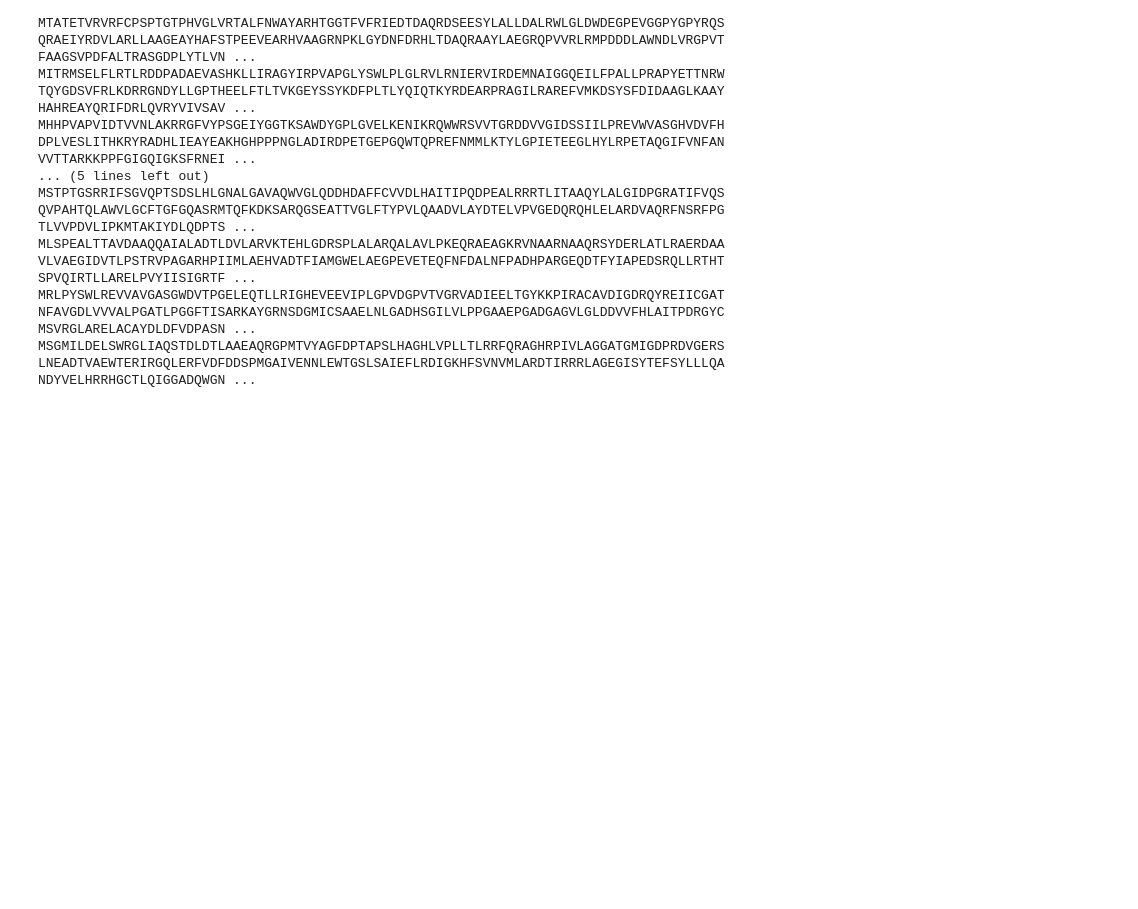
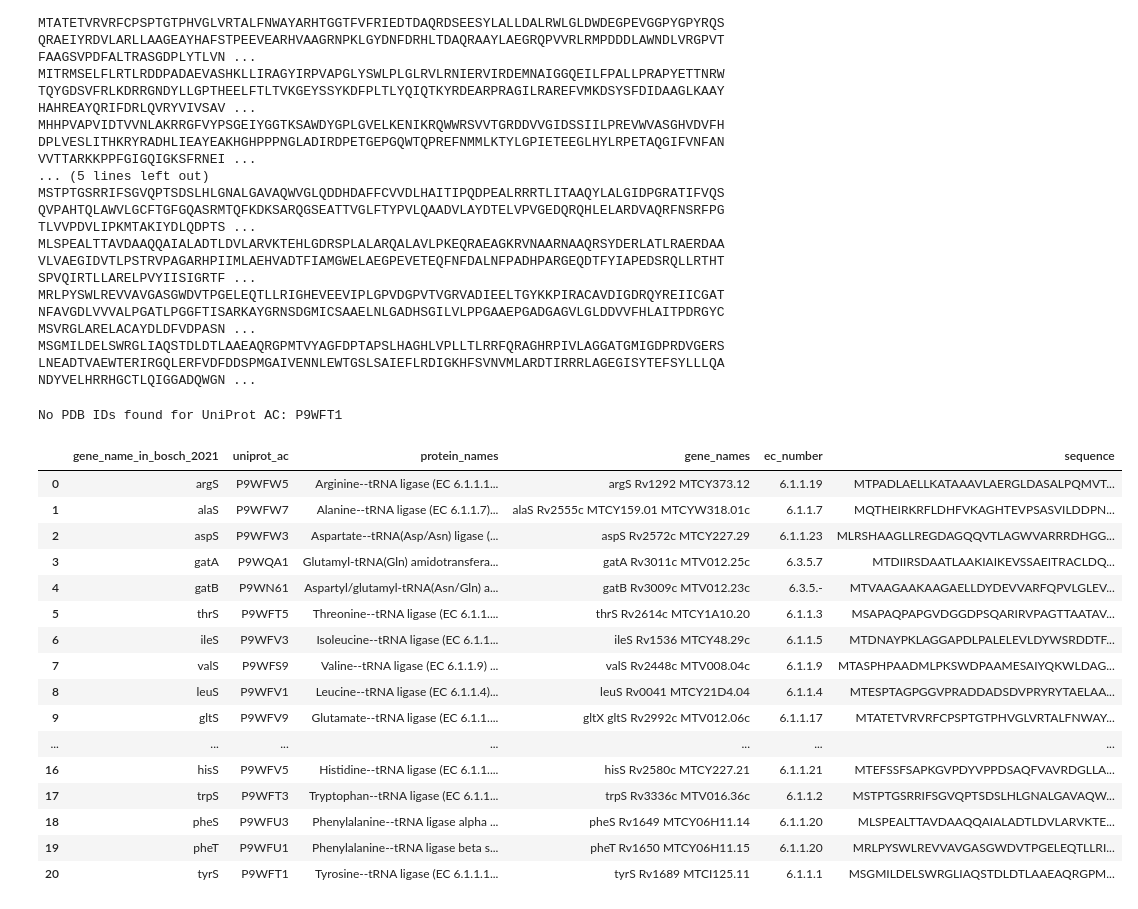
Before and after one commit to ersilia-os/mtb-targeted-protein-degradation, a Jupyter notebook: notebooks/dev.ipynb, the cells around one changed output. Saved outputs shown, nothing was run; the diff lists cells and outputs as text; code cells hidden in the pictures; blank space fills up the shorter version.

Commit message:
updated sequences

```diff
--- a/notebooks/dev.ipynb
+++ b/notebooks/dev.ipynb
@@ -166,0 +149,62 @@ MSGMILDELSWRGLIAQSTDLDTLAAEAQRGPMTVYAGFDPTAPSLHAGHLVPLLTLRRFQRAGHRPIVLAGGATGMIGD
+# %%
+import requests
+import os
+
+def fetch_pdb_from_uniprot(uniprot_ac, output_dir="pdb_files"):
+    # Step 1: Map UniProt AC to PDB IDs using UniProt API
+    uniprot_url = f"https://rest.uniprot.org/uniprotkb/{uniprot_ac}.json"
+    response = requests.get(uniprot_url)
+
+    if response.status_code != 200:
+        print(f"Error fetching data for UniProt AC: {uniprot_ac}")
+        return
+
+    # Parse the JSON response to find PDB IDs
+    data = response.json()
+    pdb_ids = []
+    if "dbReferences" in data:
+        for ref in data["dbReferences"]:
+            if ref["type"] == "PDB":
+                pdb_ids.append(ref["id"])
+
+    if not pdb_ids:
+        print(f"No PDB IDs found for UniProt AC: {uniprot_ac}")
+        return
+
+    # Step 2: Fetch PDB files using RCSB PDB
+    os.makedirs(output_dir, exist_ok=True)
+    for pdb_id in pdb_ids:
+        pdb_url = f"https://files.rcsb.org/download/{pdb_id}.pdb"
+        pdb_response = requests.get(pdb_url)
+
+        if pdb_response.status_code == 200:
+            with open(f"{output_dir}/{pdb_id}.pdb", "w") as pdb_file:
+                pdb_file.write(pdb_response.text)
+            print(f"PDB structure {pdb_id} downloaded successfully.")
+        else:
+            print(f"Failed to download PDB structure {pdb_id}.")
+
+# Example usage
+fetch_pdb_from_uniprot("P9WFT1")  # Example UniProt AC for hemoglobin subunit alpha
+# %% [output]
+No PDB IDs found for UniProt AC: P9WFT1
+# %%
+df
+# %% [output]
+|  | gene_name_in_bosch_2021 | uniprot_ac | protein_names | gene_names | ec_number | sequence |
+| 0 | argS | P9WFW5 | Arginine--tRNA ligase (EC 6.1.1.1... | argS Rv1292 MTCY373.12 | 6.1.1.19 | MTPADLAELLKATAAAVLAERGLDASALPQMVT... |
+| 1 | alaS | P9WFW7 | Alanine--tRNA ligase (EC 6.1.1.7)... | alaS Rv2555c MTCY159.01 MTCYW318.01c | 6.1.1.7 | MQTHEIRKRFLDHFVKAGHTEVPSASVILDDPN... |
+| 2 | aspS | P9WFW3 | Aspartate--tRNA(Asp/Asn) ligase (... | aspS Rv2572c MTCY227.29 | 6.1.1.23 | MLRSHAAGLLREGDAGQQVTLAGWVARRRDHGG... |
+| 3 | gatA | P9WQA1 | Glutamyl-tRNA(Gln) amidotransfera... | gatA Rv3011c MTV012.25c | 6.3.5.7 | MTDIIRSDAATLAAKIAIKEVSSAEITRACLDQ... |
+| 4 | gatB | P9WN61 | Aspartyl/glutamyl-tRNA(Asn/Gln) a... | gatB Rv3009c MTV012.23c | 6.3.5.- | MTVAAGAAKAAGAELLDYDEVVARFQPVLGLEV... |
+| 5 | thrS | P9WFT5 | Threonine--tRNA ligase (EC 6.1.1.... | thrS Rv2614c MTCY1A10.20 | 6.1.1.3 | MSAPAQPAPGVDGGDPSQARIRVPAGTTAATAV... |
+| 6 | ileS | P9WFV3 | Isoleucine--tRNA ligase (EC 6.1.1... | ileS Rv1536 MTCY48.29c | 6.1.1.5 | MTDNAYPKLAGGAPDLPALELEVLDYWSRDDTF... |
+| 7 | valS | P9WFS9 | Valine--tRNA ligase (EC 6.1.1.9) ... | valS Rv2448c MTV008.04c | 6.1.1.9 | MTASPHPAADMLPKSWDPAAMESAIYQKWLDAG... |
+| 8 | leuS | P9WFV1 | Leucine--tRNA ligase (EC 6.1.1.4)... | leuS Rv0041 MTCY21D4.04 | 6.1.1.4 | MTESPTAGPGGVPRADDADSDVPRYRYTAELAA... |
+| 9 | gltS | P9WFV9 | Glutamate--tRNA ligase (EC 6.1.1.... | gltX gltS Rv2992c MTV012.06c | 6.1.1.17 | MTATETVRVRFCPSPTGTPHVGLVRTALFNWAY... |
+| ... | ... | ... | ... | ... | ... | ... |
+| 16 | hisS | P9WFV5 | Histidine--tRNA ligase (EC 6.1.1.... | hisS Rv2580c MTCY227.21 | 6.1.1.21 | MTEFSSFSAPKGVPDYVPPDSAQFVAVRDGLLA... |
+| 17 | trpS | P9WFT3 | Tryptophan--tRNA ligase (EC 6.1.1... | trpS Rv3336c MTV016.36c | 6.1.1.2 | MSTPTGSRRIFSGVQPTSDSLHLGNALGAVAQW... |
+| 18 | pheS | P9WFU3 | Phenylalanine--tRNA ligase alpha ... | pheS Rv1649 MTCY06H11.14 | 6.1.1.20 | MLSPEALTTAVDAAQQAIALADTLDVLARVKTE... |
+| 19 | pheT | P9WFU1 | Phenylalanine--tRNA ligase beta s... | pheT Rv1650 MTCY06H11.15 | 6.1.1.20 | MRLPYSWLREVVAVGASGWDVTPGELEQTLLRI... |
+| 20 | tyrS | P9WFT1 | Tyrosine--tRNA ligase (EC 6.1.1.1... | tyrS Rv1689 MTCI125.11 | 6.1.1.1 | MSGMILDELSWRGLIAQSTDLDTLAAEAQRGPM... |
```
Also changed, not shown: parts of 2 cells of this notebook, 23 other files.
